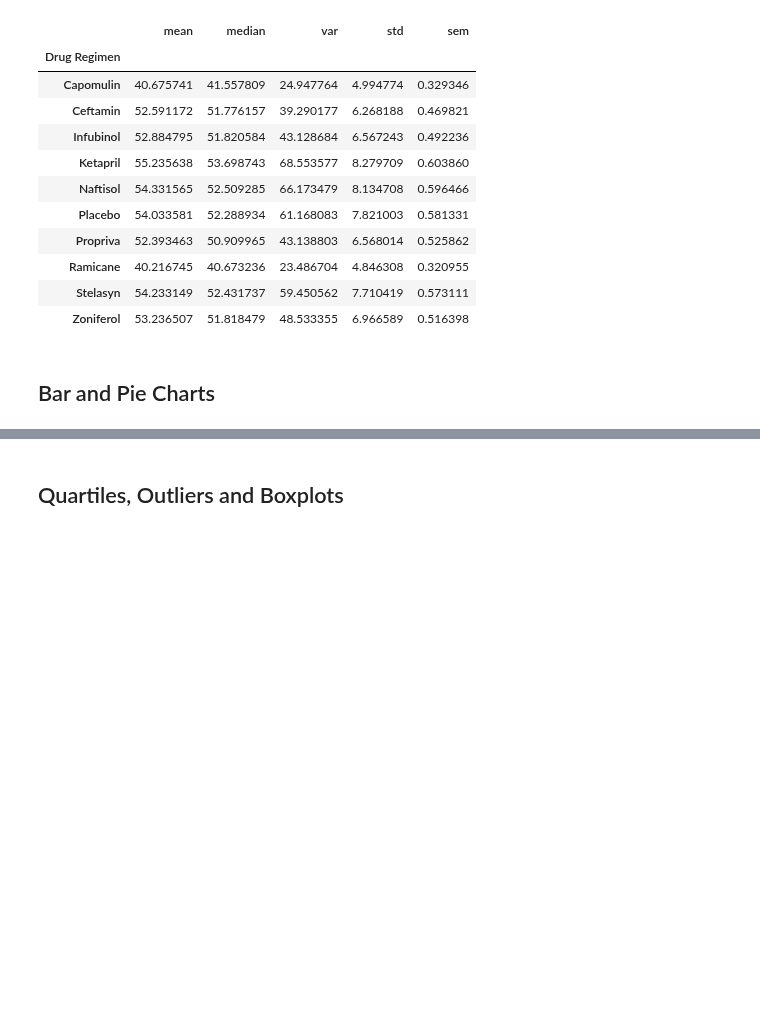
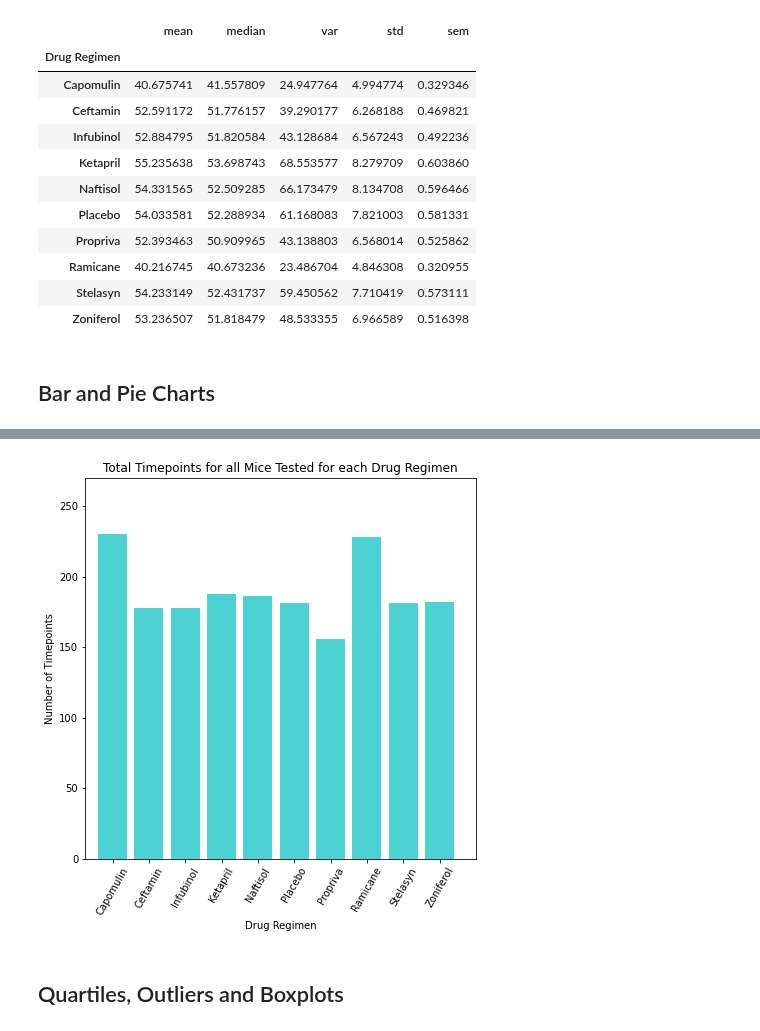
Before and after one commit to NathanJPotter/Matplotlib-challenge-np, a Jupyter notebook: Pymaceuticals/pymaceuticals_starter.ipynb, the cells around one changed output, grey strips where cells are left out. Drawn from its saved outputs; the diff is of its cells as text; code cells hidden in the pictures; blank space fills up the shorter version.

Commit message:
Pandas bar plot done

```diff
--- a/Pymaceuticals/pymaceuticals_starter.ipynb
+++ b/Pymaceuticals/pymaceuticals_starter.ipynb
@@ -244,4 +244,10 @@ agg_tumor_vol_stats_df
 # %% [markdown]
 ## Bar and Pie Charts
 # %%
-# Generate a bar plot showing the total number of timepoints for all mice tested for each drug regimen using Pandas.
+## Generate a bar plot showing the total number of timepoints for all mice tested for each drug regimen using Pandas.
+
+# Put drug regimen and number of timepoints into a dataframe
+timepoints_df = drug_regimen_df['Timepoint']
+total_timepoints_df = timepoints_df.count()
+timepoints_per_regimen_df = pd.DataFrame(total_timepoints_df)
+timepoints_per_regimen_df
@@ -247,0 +267,4 @@ agg_tumor_vol_stats_df
+# %%
+# Reset the index so drug regimen is in a column
+drug_regimen_timepoints_df = timepoints_per_regimen_df.reset_index()
+drug_regimen_timepoints_df
@@ -248,3 +283,24 @@ agg_tumor_vol_stats_df
+# %%
+# Set x axis and tick locations
+x_axis = np.arange(len(drug_regimen_timepoints_df))
+ticklocations = [value for value in x_axis]
+# %%
+plt.figure(figsize=(7,7))
+
+plt.bar(x_axis, drug_regimen_timepoints_df["Timepoint"], color='c', alpha=0.7, align="center")
+plt.xticks(ticklocations, drug_regimen_timepoints_df["Drug Regimen"], rotation="60")
+
+# Set x and y limits
+
+plt.xlim(-0.75, len(x_axis))
+plt.ylim(0, max(drug_regimen_timepoints_df["Timepoint"])+40)
+
+# Set a title and labels
+plt.title("Total Timepoints for all Mice Tested for each Drug Regimen")
+plt.xlabel("Drug Regimen")
+plt.ylabel("Number of Timepoints");
+# %% [output]
+[figure, added]
 # %%
 # Generate a bar plot showing the total number of timepoints for all mice tested for each drug regimen using pyplot.
 # %%
```
Also changed, not shown: parts of 2 cells of this notebook.
